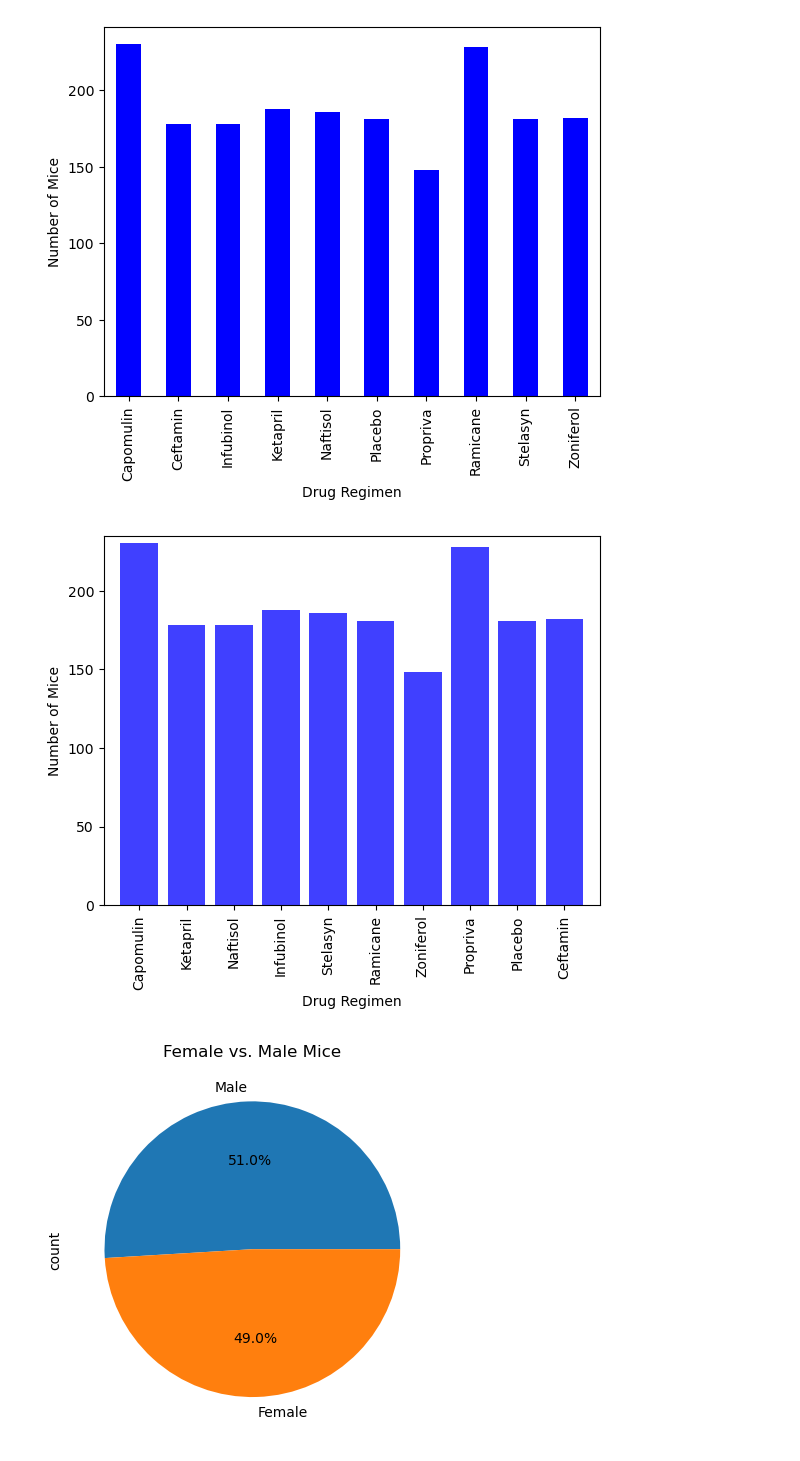
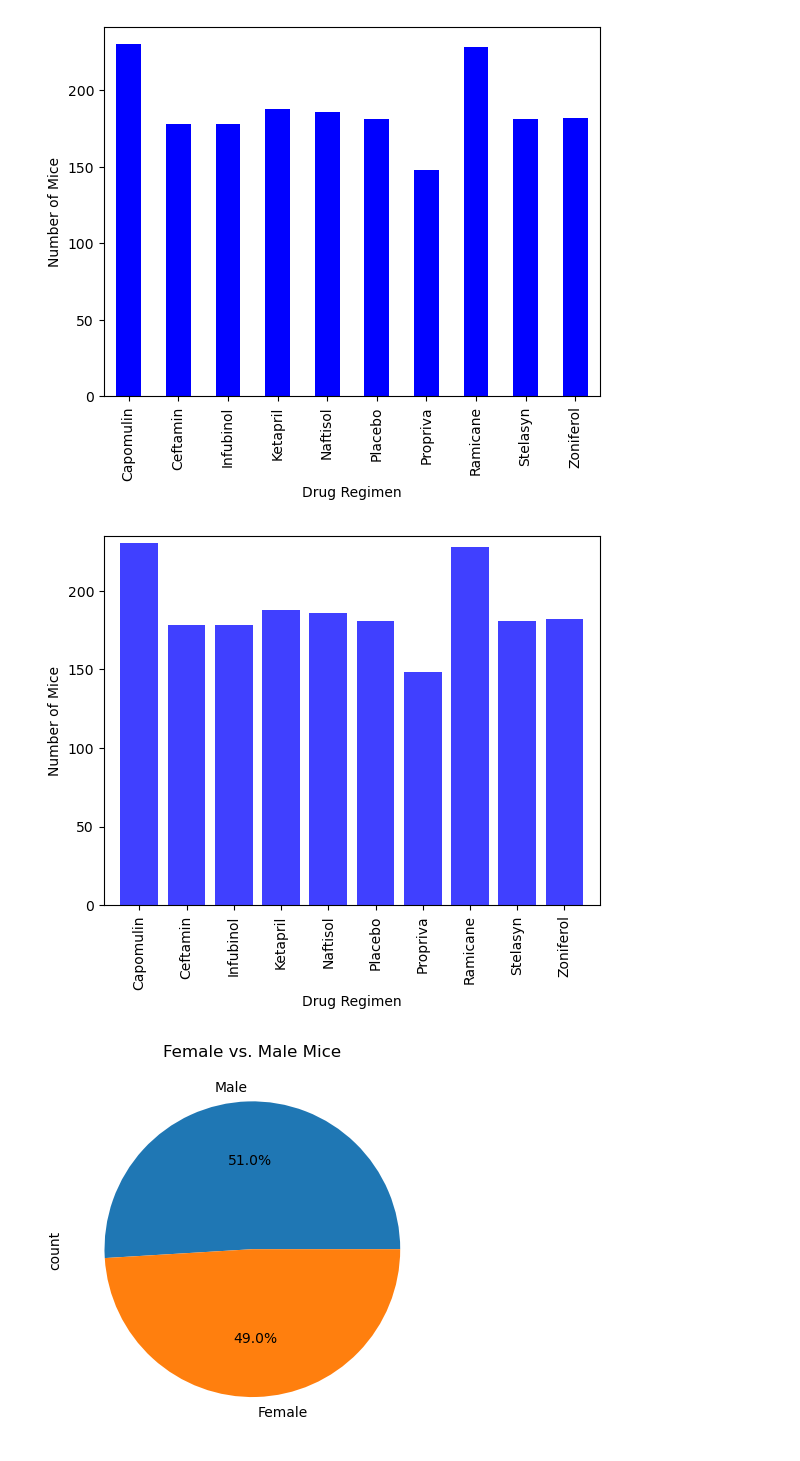
Before and after one commit to MichaelELeonard/Matplotlib-Challenge, a Jupyter notebook: pymaceuticals_working.ipynb, the cells around one changed output. Saved outputs shown, nothing was run; the diff lists cells and outputs as text; code cells hidden in the pictures.

```diff
--- a/pymaceuticals_working.ipynb
+++ b/pymaceuticals_working.ipynb
@@ -172,28 +168,26 @@ Text(0, 0.5, 'Number of Mice')
 # %%
 # Generate a bar plot showing the total number of rows (Mouse ID/Timepoints) for each drug regimen using pyplot.
 
-x_axis = clean_mice_df["Drug Regimen"].unique()
-
-
+x_axis = clean_mice_df["Drug Regimen"].sort_values().unique()
 y_axis = mice_timeplot_count
 
 tick_locations = []
 for x in x_axis:
     tick_locations.append(x)
 
 plt.xlabel("Drug Regimen")
 plt.ylabel("Number of Mice")
 
 
 plt.xlim(-0.75, len(x_axis)-.25)
 plt.ylim(0, max(y_axis) + 5)
 
 
 plt.bar(x_axis, y_axis, facecolor="blue", alpha=0.75, align="center")
 plt.xticks(tick_locations, x_axis)
 plt.xticks(rotation="vertical")
 plt.show()
 # %% [output]
-[figure, old version]
+[figure, new version]
 # %%
 # Generate a pie plot showing the distribution of female versus male mice using Pandas
```
Also changed, not shown: parts of 10 cells of this notebook, 2 other files.
